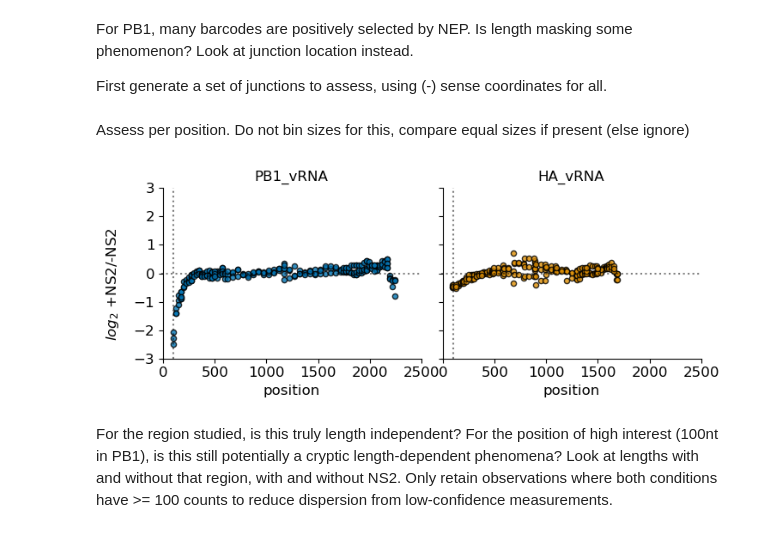
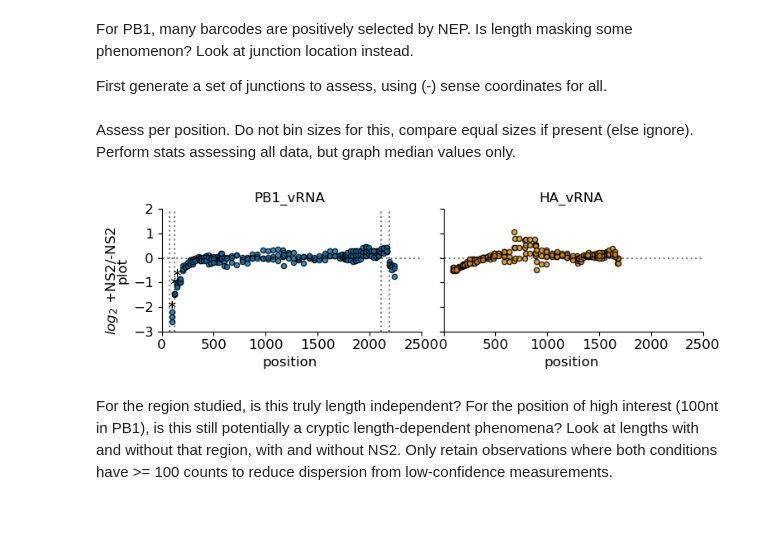
Before and after one commit to Russell-laboratory/NS2_sequence_specificity, a Jupyter notebook: Figures_sequencing.ipynb, the cells around one changed output. Cells and saved outputs as stored; diff of their text form; code cells hidden in the pictures.

```diff
--- a/Figures_sequencing.ipynb
+++ b/Figures_sequencing.ipynb
@@ -198,5 +200,7 @@ for segment, ax in enumerate(axes):
     ax.axhline(y=0, color='k', linestyle=':',alpha=0.5)
     spearman = round(enrich[enrich.segment == ["PB1_vRNA", "HA_vRNA"][segment]][['enrichment','size']].corr('spearman')['enrichment']['size'],2)
     ax.text(0.8, 0.9, 'R=' + str(spearman.iloc[0]), transform=ax.transAxes, fontsize = 10)
+    ax.set_xticks(np.arange(0,3500,500))
+
 plt.savefig('Figures/LengthPolyminigenomeEnrichmentBinnedplasNEP.pdf', format='pdf', bbox_inches = "tight")
 # %% [output]
@@ -217,7 +221,7 @@ g = sns.lmplot(x="size", y="enrichment", col="segment", col_order=["PB1_vRNA", "
 g.set_titles(col_template="{col_name}", row_template="{row_name}")
 g.set(ylabel="")
 
-g.set(xlim=(0,2800))
+g.set(xlim=(0,3000))
 g.set(ylim=(-4,4))
 
 g.set_titles(col_template="{col_name}", row_template="{row_name}")
@@ -233,5 +237,7 @@ for segment, ax in enumerate(axes):
     ax.axhline(y=0, color='k', linestyle=':',alpha=0.5)
     spearman = round(enrich[enrich.segment == ["PB1_vRNA", "HA_vRNA"][segment]][['enrichment','size']].corr('spearman')['enrichment']['size'],2)
     ax.text(0.8, 0.9, 'R=' + str(spearman.iloc[0]), transform=ax.transAxes, fontsize = 10)
+    ax.set_xticks(np.arange(0,3500,500))
+
 plt.savefig('Figures/LengthPolyminigenomeEnrichmentBinned.pdf', format='pdf', bbox_inches = "tight")
 # %% [output]
@@ -423,18 +429,21 @@ for segment in segmentsOfInterest:
     junctionList[segment] += (lengths[segment] - currFrame.position_DOWN).tolist()
     junctionList[segment] = set(junctionList[segment])
 # %% [markdown]
-Assess per position. Do not bin sizes for this, compare equal sizes if present (else ignore)
+Assess per position. Do not bin sizes for this, compare equal sizes if present (else ignore).
+Perform stats assessing all data, but graph median values only.
 # %%
 noNEP = sequencing['noNEP'].copy()
 noNEP['sample'] = 'noNEP'
 withNEP = sequencing['withNEP'].copy()
 withNEP['sample'] = 'withNEP'
 currFrame = pd.concat([noNEP,withNEP])
+currFrame = currFrame.groupby(['segment','library','sample','position_UP','position_DOWN','size'])['count'].sum().reset_index()
 
 currFrame['coordinate_DOWN'] =  currFrame.apply(lambda row:lengths[row.segment] - row.position_DOWN, axis=1)
 sums = currFrame[['count','library','segment','sample']].groupby(['segment','library','sample']).sum().reset_index().rename(columns={'count':'sum'})
 currFrame = currFrame.merge(sums, on = ['segment','library','sample'] )
 currFrame['fraction'] = currFrame['count']/currFrame['sum']
+currFrame = currFrame[currFrame['count'] >= 10]
 output = []
 for segment in junctionList:
     for position in junctionList[segment]:
@@ -453,29 +462,43 @@ for segment in junctionList:
 
 positions = pd.concat(output)
 positions['enrichment'] = np.log2(positions.enrichment)
+positions['pval_difference'] = positions.apply(lambda row: stats.ttest_1samp(positions[(positions.position == row.position) & (positions.segment == row.segment)].enrichment, popmean=0)[1], axis =1 )
+posStats = positions.groupby(['segment','position']).mean().reset_index()
+posStats['qval_difference'] =  multitest.multipletests(posStats.pval_difference, alpha=0.1, method='fdr_bh', is_sorted=False, returnsorted=False)[1]
+posStats['significant_difference'] = (abs(posStats.enrichment) >= 1) & (posStats.qval_difference < 0.1)
+posStats['plot'] = posStats.enrichment + 0.5
 # %%
 
 g = sns.lmplot(x="position", y="enrichment", col="segment", col_order=["PB1_vRNA", "HA_vRNA"], hue='segment', palette=fluColors,
-               data=positions, fit_reg=False,aspect=1.2, height=3,scatter_kws={"s":20,'edgecolor':'k'})
+               data=positions, fit_reg=False,aspect=1.5, height=2.5,scatter_kws={"s":20,'edgecolor':'k'})
 g.set_titles(col_template="{col_name}", row_template="{row_name}")
 g.set(ylabel="")
 
 g.set_titles(col_template="{col_name}", row_template="{row_name}")
 
 
 g.fig.text(0.01, 0.5, '$log_{2}$ +NS2/-NS2', va='center', rotation='vertical')
 
 axes = g.fig.axes
 for segment, ax in enumerate(axes):
     ax.axhline(y=0, color='k', linestyle=':',alpha=0.5)
     ax.set_yticks(np.arange(-3,4,1))
     ax.set_xticks(np.arange(0,2600,500))
     ax.spines['left'].set_position('zero')
-    ax.axvline(x=100, color='k', linestyle=':', alpha=0.5)
-plt.ylim(-3,3)
+    if segments[segment] == 'PB1_vRNA':
+        ax.axvline(x=75, color='k', linestyle=':', alpha=0.5)
+        ax.axvline(x=125, color='k', linestyle=':', alpha=0.5)
+        ax.axvline(x=2116, color='k', linestyle=':', alpha=0.5)
+        ax.axvline(x=2193, color='k', linestyle=':', alpha=0.5)
+    sns.scatterplot(data = posStats[(posStats.significant_difference) & (posStats.segment == segments[segment])],
+                    x='position', y='plot',style='significant_difference', markers = {True:(6,2,0), False:(6,2,0)}, color='0',ax=ax, s=40, legend=False)
+
+
+
+plt.ylim(-3,2)
 plt.savefig('Figures/LengthPolyminigenomeEnrichmentPosition.pdf', format='pdf', bbox_inches = "tight")
 # %% [output]
-[figure, old version]
+[figure, new version]
 # %% [markdown]
 For the region studied, is this truly length independent?
 For the position of high interest (100nt in PB1), is this still potentially a cryptic length-dependent phenomena? Look at lengths with and without that region, with and without NS2. Only retain observations where both conditions have >= 100 counts to reduce dispersion from low-confidence measurements.
```
Also changed, not shown: parts of 48 cells of this notebook, 49 other files.
